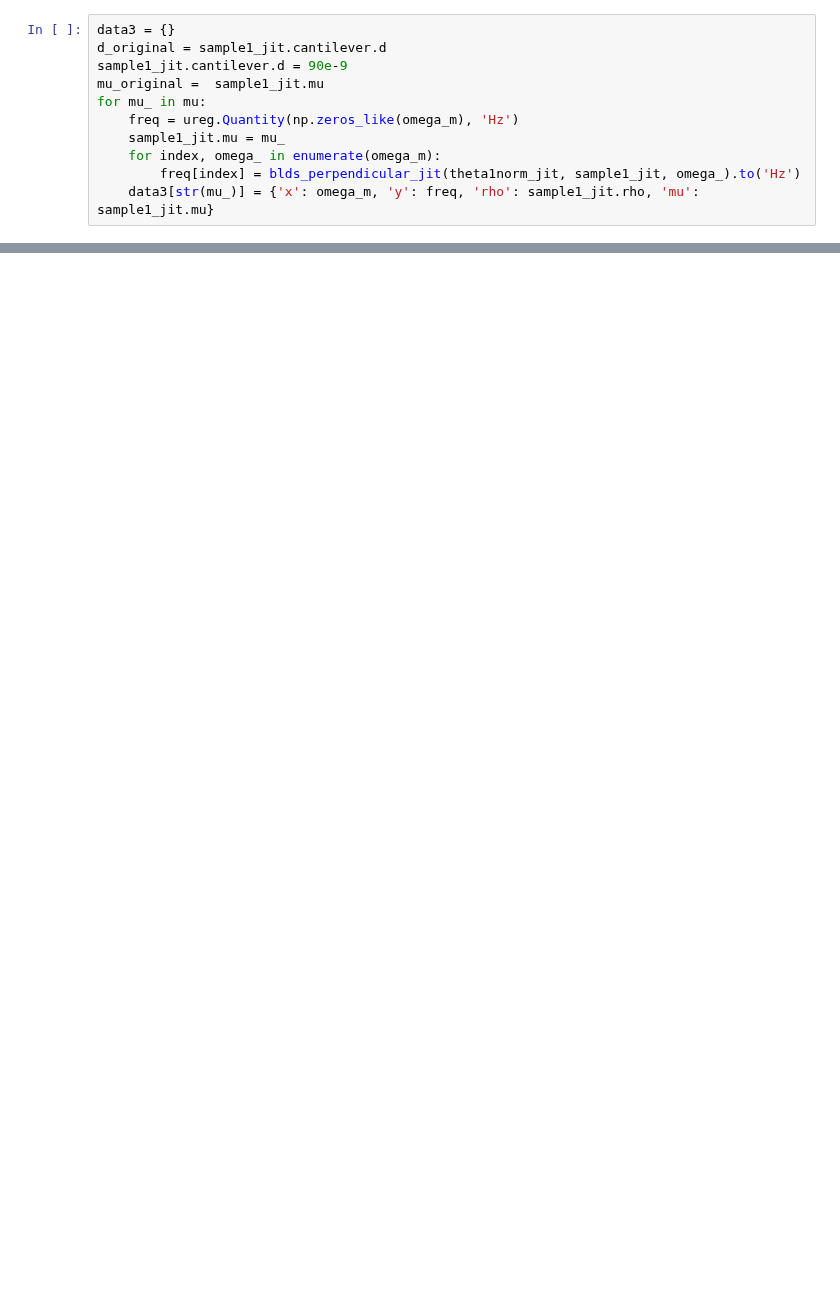
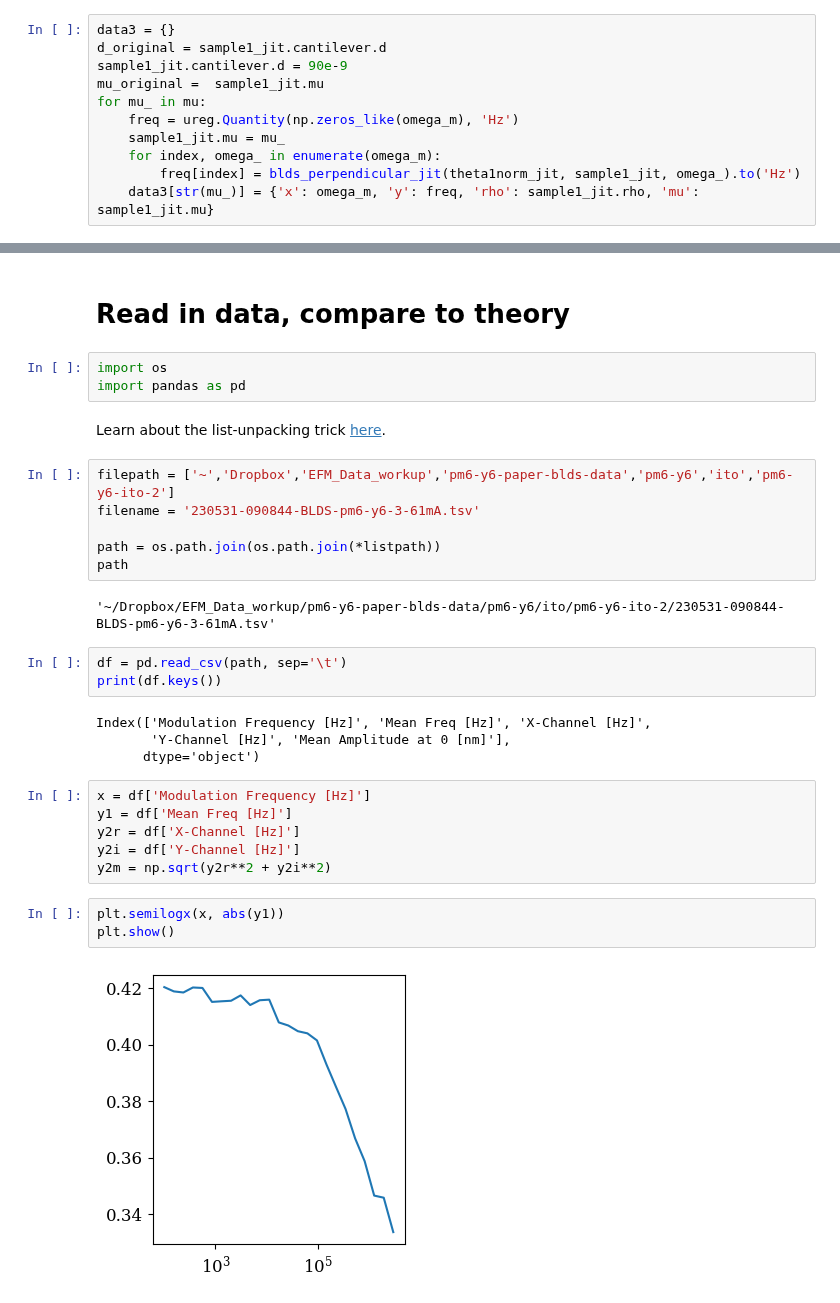
Before and after one commit to Marohn-Group/dissipationtheory, a Jupyter notebook: development/dissipation-theory--Study-17.ipynb, the cells around one changed output, grey strips where cells are left out. Drawn from its saved outputs; the diff is of its cells as text; blank space fills up the shorter version.

```diff
--- a/development/dissipation-theory--Study-17.ipynb
+++ b/development/dissipation-theory--Study-17.ipynb
@@ -142,0 +145,33 @@ sample1_jit.cantilever.d = d_original
+# %% [markdown]
+# Read in data, compare to theory
+# %%
+import os
+import pandas as pd
+# %% [markdown]
+Learn about the list-unpacking trick [here](https://stackoverflow.com/questions/56390279/how-to-write-a-long-os-path-join-chain-while-complying-to-pep8).
+# %%
+filepath = ['~','Dropbox','EFM_Data_workup','pm6-y6-paper-blds-data','pm6-y6','ito','pm6-y6-ito-2']
+filename = '230531-090844-BLDS-pm6-y6-3-61mA.tsv'
+
+path = os.path.join(os.path.join(*listpath))
+path
+# %% [output]
+'~/Dropbox/EFM_Data_workup/pm6-y6-paper-blds-data/pm6-y6/ito/pm6-y6-ito-2/230531-090844-BLDS-pm6-y6-3-61mA.tsv'
+# %%
+df = pd.read_csv(path, sep='\t')
+print(df.keys())
+# %% [output]
+Index(['Modulation Frequency [Hz]', 'Mean Freq [Hz]', 'X-Channel [Hz]',
+       'Y-Channel [Hz]', 'Mean Amplitude at 0 [nm]'],
+      dtype='object')
+# %%
+x = df['Modulation Frequency [Hz]']
+y1 = df['Mean Freq [Hz]']
+y2r = df['X-Channel [Hz]']
+y2i = df['Y-Channel [Hz]']
+y2m = np.sqrt(y2r**2 + y2i**2)
+# %%
+plt.semilogx(x, abs(y1))
+plt.show()
+# %% [output]
+[figure, added]
```
Also changed, not shown: parts of 49 cells of this notebook, 1 other file.
